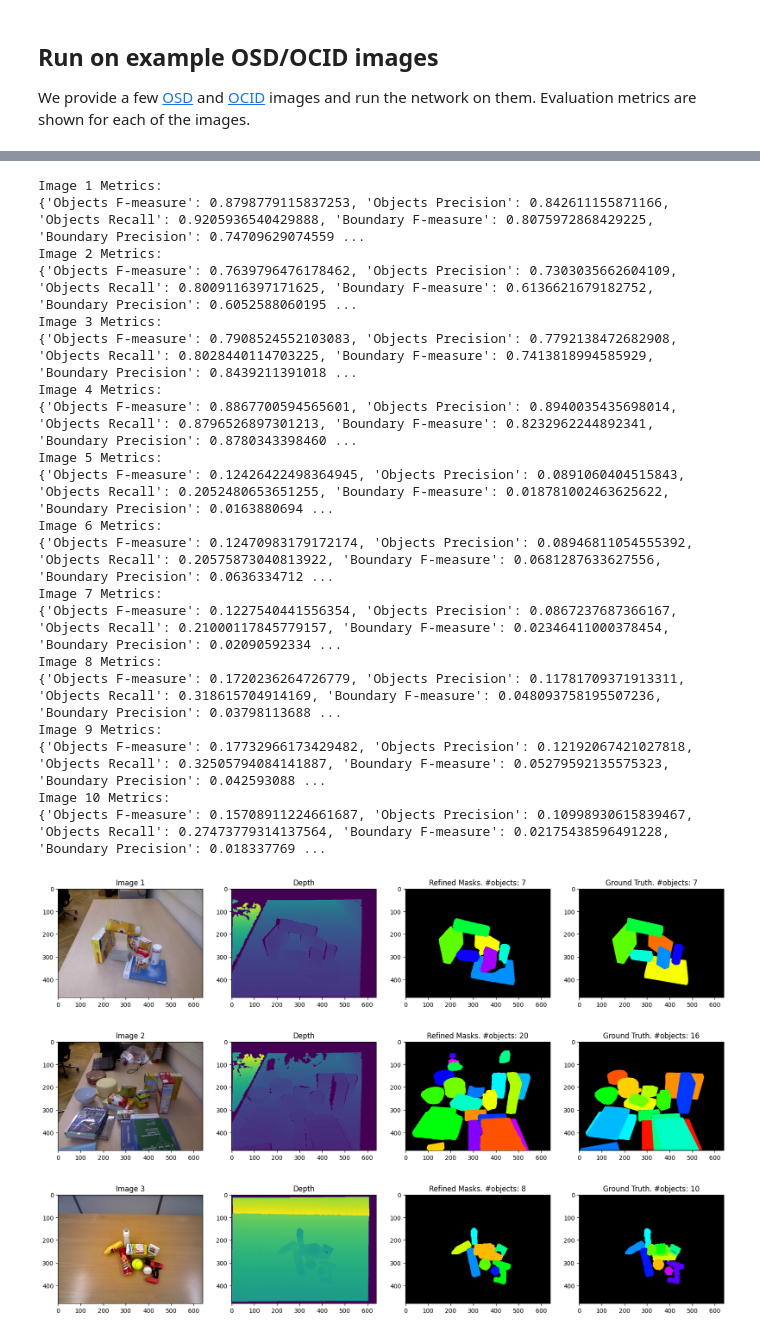
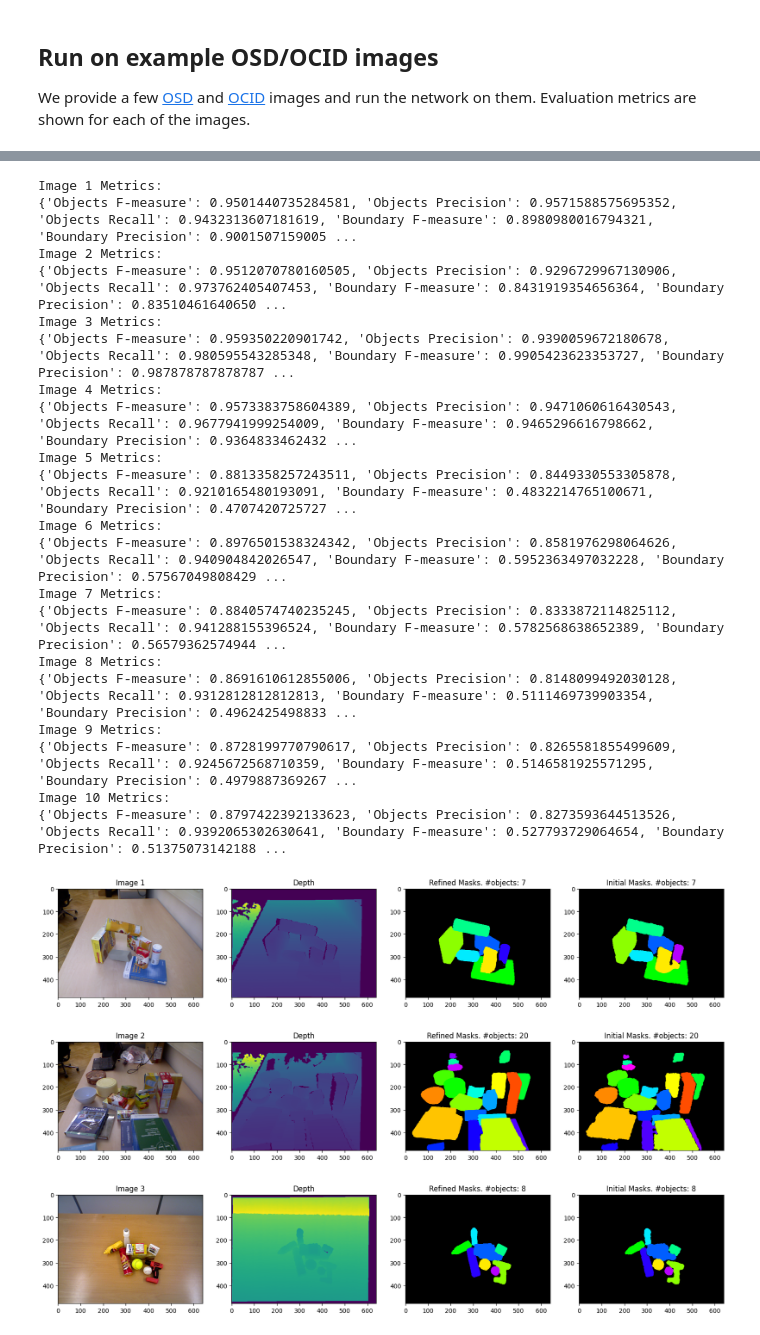
Before and after one commit to Choiyoonji/uois, a Jupyter notebook: uois_3D_example.ipynb, the cells around one changed output, grey strips where cells are left out. Drawn from its saved outputs; the diff is of its cells as text; code cells hidden in the pictures.

```diff
--- a/uois_3D_example.ipynb
+++ b/uois_3D_example.ipynb
@@ -144,47 +144,47 @@ rgb_imgs = util_.torch_to_numpy(batch['rgb'].cpu(), is_standardized_image=True)
 total_subplots = 6
 
 fig_index = 1
 for i in range(N):
 
-    num_objs = max(np.unique(seg_masks[i,...]).max(), np.unique(label_imgs[i,...]).max()) + 1
+    num_objs = max(np.unique(seg_masks[i,...]).max(), np.unique(initial_masks[i,...]).max()) + 1
 
     rgb = rgb_imgs[i].astype(np.uint8)
     depth = xyz_imgs[i,...,2]
     seg_mask_plot = util_.get_color_mask(seg_masks[i,...], nc=num_objs)
-    gt_masks = util_.get_color_mask(label_imgs[i,...], nc=num_objs)
+    gt_masks = util_.get_color_mask(initial_masks[i,...], nc=num_objs)
 
     images = [rgb, depth, seg_mask_plot, gt_masks]
     titles = [f'Image {i+1}', 'Depth',
               f"Refined Masks. #objects: {np.unique(seg_masks[i,...]).shape[0]-1}",
-              f"Ground Truth. #objects: {np.unique(label_imgs[i,...]).shape[0]-1}"
+              f"Initial Masks. #objects: {np.unique(initial_masks[i,...]).shape[0]-1}"
              ]
     util_.subplotter(images, titles, fig_num=i+1)
 
     # Run evaluation metric
-    eval_metrics = evaluation.multilabel_metrics(seg_masks[i,...], label_imgs[i])
+    eval_metrics = evaluation.multilabel_metrics(seg_masks[i,...], initial_masks[i])
     print(f"Image {i+1} Metrics:")
     print(eval_metrics)
 # %% [output]
 Image 1 Metrics:
-{'Objects F-measure': 0.8798779115837253, 'Objects Precision': 0.842611155871166, 'Objects Recall': 0.9205936540429888, 'Boundary F-measure': 0.8075972868429225, 'Boundary Precision': 0.74709629074559 ...
+{'Objects F-measure': 0.9501440735284581, 'Objects Precision': 0.9571588575695352, 'Objects Recall': 0.9432313607181619, 'Boundary F-measure': 0.8980980016794321, 'Boundary Precision': 0.9001507159005 ...
 Image 2 Metrics:
-{'Objects F-measure': 0.7639796476178462, 'Objects Precision': 0.7303035662604109, 'Objects Recall': 0.8009116397171625, 'Boundary F-measure': 0.6136621679182752, 'Boundary Precision': 0.6052588060195 ...
+{'Objects F-measure': 0.9512070780160505, 'Objects Precision': 0.9296729967130906, 'Objects Recall': 0.973762405407453, 'Boundary F-measure': 0.8431919354656364, 'Boundary Precision': 0.83510461640650 ...
 Image 3 Metrics:
-{'Objects F-measure': 0.7908524552103083, 'Objects Precision': 0.7792138472682908, 'Objects Recall': 0.8028440114703225, 'Boundary F-measure': 0.7413818994585929, 'Boundary Precision': 0.8439211391018 ...
+{'Objects F-measure': 0.959350220901742, 'Objects Precision': 0.9390059672180678, 'Objects Recall': 0.980595543285348, 'Boundary F-measure': 0.9905423623353727, 'Boundary Precision': 0.987878787878787 ...
 Image 4 Metrics:
-{'Objects F-measure': 0.8867700594565601, 'Objects Precision': 0.8940035435698014, 'Objects Recall': 0.8796526897301213, 'Boundary F-measure': 0.8232962244892341, 'Boundary Precision': 0.8780343398460 ...
+{'Objects F-measure': 0.9573383758604389, 'Objects Precision': 0.9471060616430543, 'Objects Recall': 0.9677941999254009, 'Boundary F-measure': 0.9465296616798662, 'Boundary Precision': 0.9364833462432 ...
 Image 5 Metrics:
-{'Objects F-measure': 0.12426422498364945, 'Objects Precision': 0.0891060404515843, 'Objects Recall': 0.2052480653651255, 'Boundary F-measure': 0.018781002463625622, 'Boundary Precision': 0.0163880694 ...
+{'Objects F-measure': 0.8813358257243511, 'Objects Precision': 0.8449330553305878, 'Objects Recall': 0.9210165480193091, 'Boundary F-measure': 0.4832214765100671, 'Boundary Precision': 0.4707420725727 ...
 Image 6 Metrics:
-{'Objects F-measure': 0.12470983179172174, 'Objects Precision': 0.08946811054555392, 'Objects Recall': 0.20575873040813922, 'Boundary F-measure': 0.0681287633627556, 'Boundary Precision': 0.0636334712 ...
+{'Objects F-measure': 0.8976501538324342, 'Objects Precision': 0.8581976298064626, 'Objects Recall': 0.940904842026547, 'Boundary F-measure': 0.5952363497032228, 'Boundary Precision': 0.57567049808429 ...
 Image 7 Metrics:
-{'Objects F-measure': 0.1227540441556354, 'Objects Precision': 0.0867237687366167, 'Objects Recall': 0.21000117845779157, 'Boundary F-measure': 0.02346411000378454, 'Boundary Precision': 0.02090592334 ...
+{'Objects F-measure': 0.8840574740235245, 'Objects Precision': 0.8333872114825112, 'Objects Recall': 0.941288155396524, 'Boundary F-measure': 0.5782568638652389, 'Boundary Precision': 0.56579362574944 ...
 Image 8 Metrics:
-{'Objects F-measure': 0.1720236264726779, 'Objects Precision': 0.11781709371913311, 'Objects Recall': 0.318615704914169, 'Boundary F-measure': 0.048093758195507236, 'Boundary Precision': 0.03798113688 ...
+{'Objects F-measure': 0.8691610612855006, 'Objects Precision': 0.8148099492030128, 'Objects Recall': 0.9312812812812813, 'Boundary F-measure': 0.5111469739903354, 'Boundary Precision': 0.4962425498833 ...
 Image 9 Metrics:
-{'Objects F-measure': 0.17732966173429482, 'Objects Precision': 0.12192067421027818, 'Objects Recall': 0.32505794084141887, 'Boundary F-measure': 0.05279592135575323, 'Boundary Precision': 0.042593088 ...
+{'Objects F-measure': 0.8728199770790617, 'Objects Precision': 0.8265581855499609, 'Objects Recall': 0.9245672568710359, 'Boundary F-measure': 0.5146581925571295, 'Boundary Precision': 0.4979887369267 ...
 Image 10 Metrics:
-{'Objects F-measure': 0.15708911224661687, 'Objects Precision': 0.10998930615839467, 'Objects Recall': 0.27473779314137564, 'Boundary F-measure': 0.02175438596491228, 'Boundary Precision': 0.018337769 ...
+{'Objects F-measure': 0.8797422392133623, 'Objects Precision': 0.8273593644513526, 'Objects Recall': 0.9392065302630641, 'Boundary F-measure': 0.527793729064654, 'Boundary Precision': 0.51375073142188 ...
-[figure, old version]
+[figure, new version]
-[figure, old version]
+[figure, new version]
-[figure, old version]
+[figure, new version]
```
Also changed, not shown: parts of 2 cells of this notebook, 37 other files.
